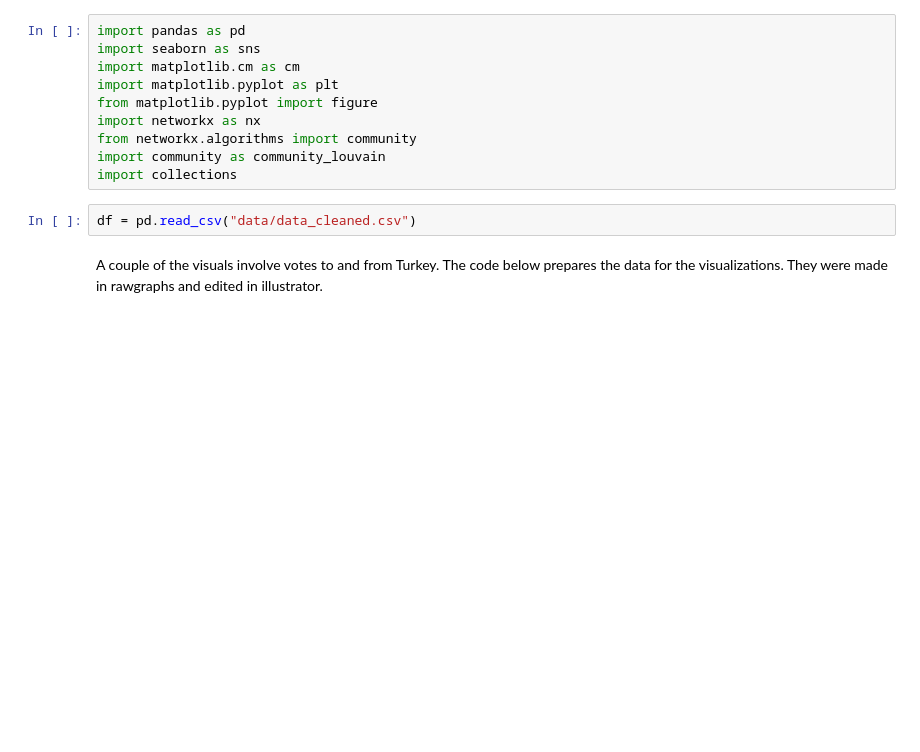
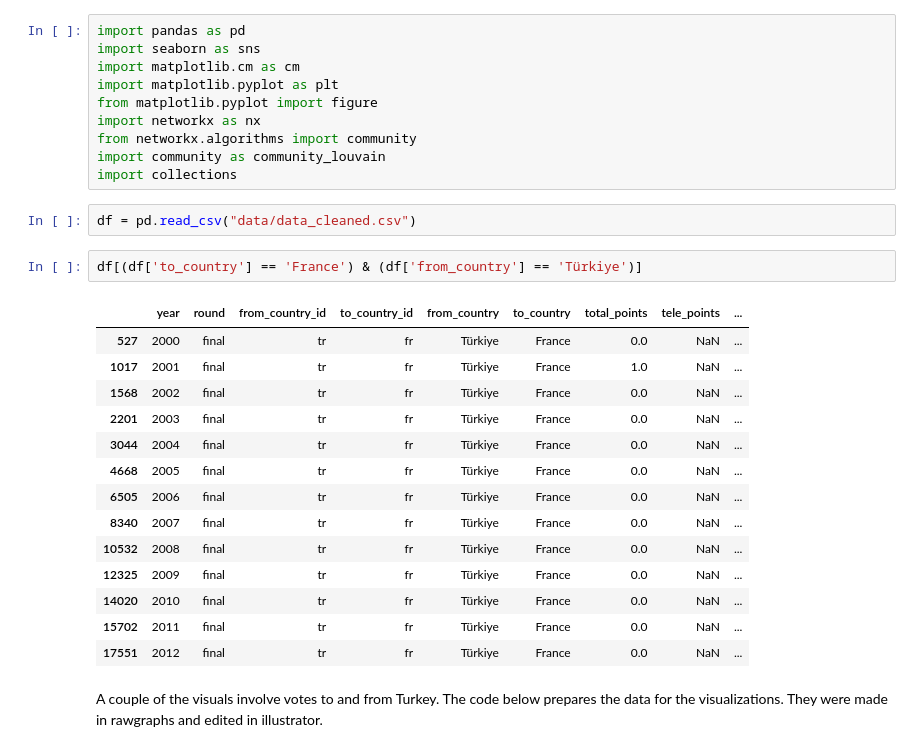
Before and after one commit to laurabejder/data-studio-4, a Jupyter notebook: 2_analysis.ipynb, the cells around one changed output. Saved outputs shown, nothing was run; the diff lists cells and outputs as text; blank space fills up the shorter version.

```diff
--- a/2_analysis.ipynb
+++ b/2_analysis.ipynb
@@ -14,6 +14,23 @@ import community as community_louvain
 import collections
 # %%
 df = pd.read_csv("data/data_cleaned.csv")
+# %%
+df[(df['to_country'] == 'France') & (df['from_country'] == 'Türkiye')]
+# %% [output]
+|  | year | round | from_country_id | to_country_id | from_country | to_country | total_points | tele_points | ... |
+| 527 | 2000 | final | tr | fr | Türkiye | France | 0.0 | NaN | ... |
+| 1017 | 2001 | final | tr | fr | Türkiye | France | 1.0 | NaN | ... |
+| 1568 | 2002 | final | tr | fr | Türkiye | France | 0.0 | NaN | ... |
+| 2201 | 2003 | final | tr | fr | Türkiye | France | 0.0 | NaN | ... |
+| 3044 | 2004 | final | tr | fr | Türkiye | France | 0.0 | NaN | ... |
+| 4668 | 2005 | final | tr | fr | Türkiye | France | 0.0 | NaN | ... |
+| 6505 | 2006 | final | tr | fr | Türkiye | France | 0.0 | NaN | ... |
+| 8340 | 2007 | final | tr | fr | Türkiye | France | 0.0 | NaN | ... |
+| 10532 | 2008 | final | tr | fr | Türkiye | France | 0.0 | NaN | ... |
+| 12325 | 2009 | final | tr | fr | Türkiye | France | 0.0 | NaN | ... |
+| 14020 | 2010 | final | tr | fr | Türkiye | France | 0.0 | NaN | ... |
+| 15702 | 2011 | final | tr | fr | Türkiye | France | 0.0 | NaN | ... |
+| 17551 | 2012 | final | tr | fr | Türkiye | France | 0.0 | NaN | ... |
 # %% [markdown]
 A couple of the visuals involve votes to and from Turkey. The code below prepares the data for the visualizations. They were made in rawgraphs and edited in illustrator.
 # %%
```
Also changed, not shown: parts of 1 cell of this notebook.
